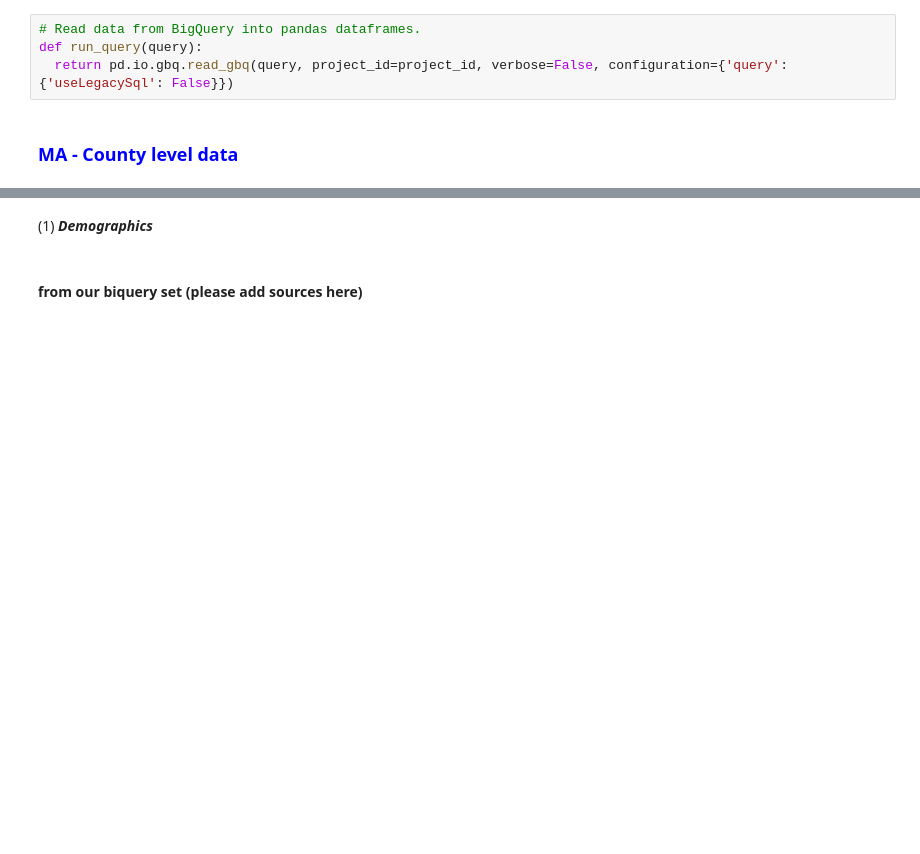
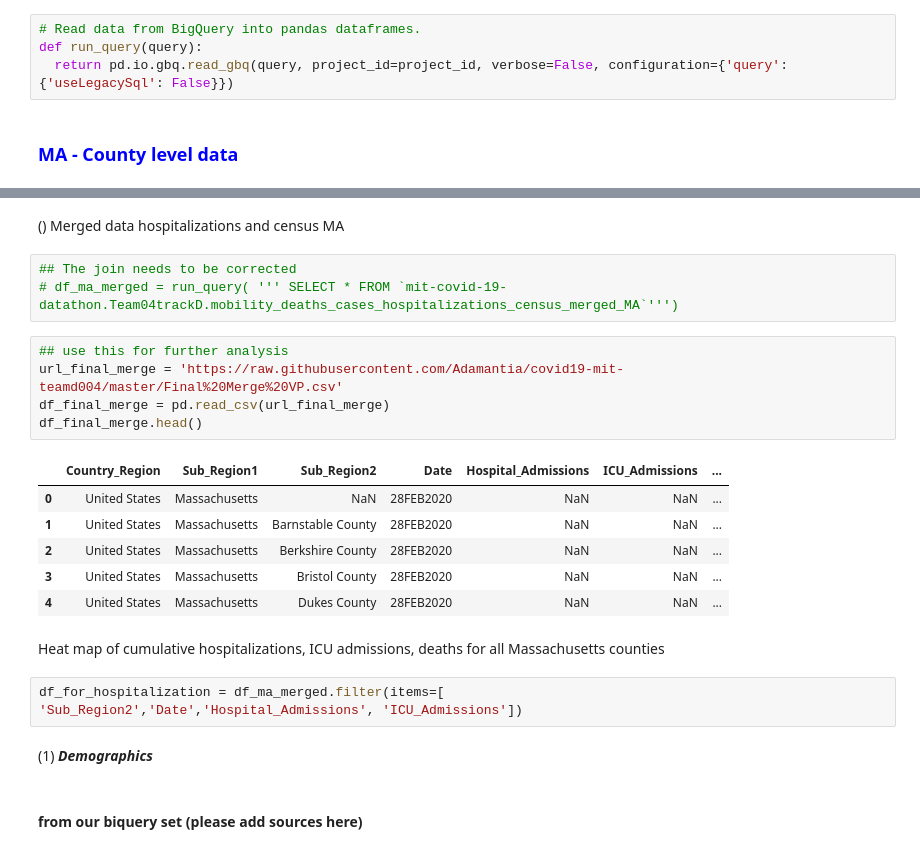
Before and after one commit to Adamantia/covid19-mit-teamd004, a Jupyter notebook: Covid19_Datathon_Team_d004.ipynb, the cells around one changed output, grey strips where cells are left out. Drawn from its saved outputs; the diff is of its cells as text; blank space fills up the shorter version.

```diff
--- a/Covid19_Datathon_Team_d004.ipynb
+++ b/Covid19_Datathon_Team_d004.ipynb
@@ -72,3 +60,25 @@ def run_query(query):
+# %% [markdown]
+() Merged data hospitalizations and census MA
+# %%
+## The join needs to be corrected
+# df_ma_merged = run_query( ''' SELECT * FROM `mit-covid-19-datathon.Team04trackD.mobility_deaths_cases_hospitalizations_census_merged_MA`''')
+# %%
+## use this for further analysis
+url_final_merge = 'https://raw.githubusercontent.com/Adamantia/covid19-mit-teamd004/master/Final%20Merge%20VP.csv'
+df_final_merge = pd.read_csv(url_final_merge)
+df_final_merge.head()
+# %% [output]
+|  | Country_Region | Sub_Region1 | Sub_Region2 | Date | Hospital_Admissions | ICU_Admissions | ... |
+| 0 | United States | Massachusetts | NaN | 28FEB2020 | NaN | NaN | ... |
+| 1 | United States | Massachusetts | Barnstable County | 28FEB2020 | NaN | NaN | ... |
+| 2 | United States | Massachusetts | Berkshire County | 28FEB2020 | NaN | NaN | ... |
+| 3 | United States | Massachusetts | Bristol County | 28FEB2020 | NaN | NaN | ... |
+| 4 | United States | Massachusetts | Dukes County | 28FEB2020 | NaN | NaN | ... |
+# %% [markdown]
+Heat map of cumulative hospitalizations, ICU admissions, deaths for all Massachusetts counties
+# %%
+df_for_hospitalization = df_ma_merged.filter(items=[
+'Sub_Region2','Date','Hospital_Admissions', 'ICU_Admissions'])
 # %% [markdown]
 (1) ***Demographics***
 # %% [markdown]
```
Also changed, not shown: parts of 17 cells of this notebook.
